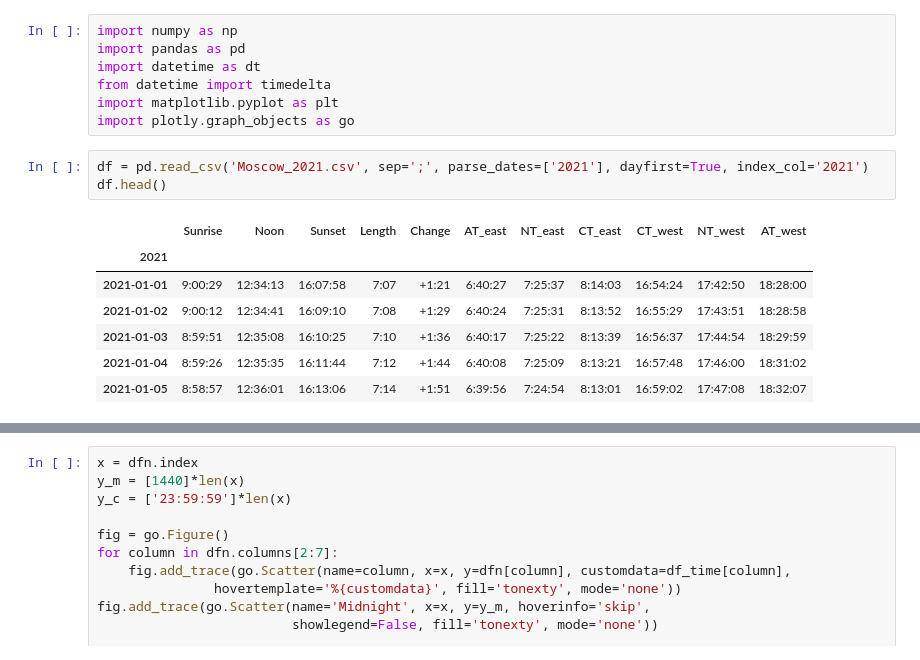
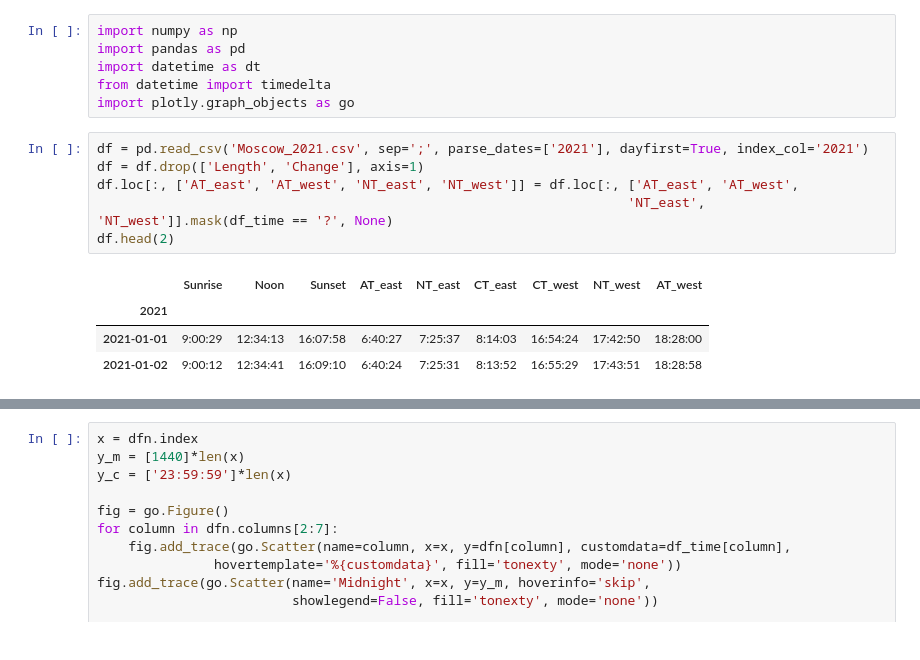
Before and after one commit to Dalya-Degtyareva/Day-Night, a Jupyter notebook: D-N-interactive.ipynb, the cells around one changed output, grey strips where cells are left out. Drawn from its saved outputs; the diff is of its cells as text.

```diff
--- a/D-N-interactive.ipynb
+++ b/D-N-interactive.ipynb
@@ -3,16 +3,15 @@ import numpy as np
 import pandas as pd
 import datetime as dt
 from datetime import timedelta
-import matplotlib.pyplot as plt
 import plotly.graph_objects as go
 # %%
 df = pd.read_csv('Moscow_2021.csv', sep=';', parse_dates=['2021'], dayfirst=True, index_col='2021')
-df.head()
+df = df.drop(['Length', 'Change'], axis=1)
+df.loc[:, ['AT_east', 'AT_west', 'NT_east', 'NT_west']] = df.loc[:, ['AT_east', 'AT_west',
+                                                                    'NT_east', 'NT_west']].mask(df_time == '?', None)
+df.head(2)
 # %% [output]
-|  | Sunrise | Noon | Sunset | Length | Change | AT_east | NT_east | CT_east | CT_west | NT_west | AT_west |
-| 2021 |  |  |  |  |  |  |  |  |  |  |  |
-| 2021-01-01 | 9:00:29 | 12:34:13 | 16:07:58 | 7:07 | +1:21 | 6:40:27 | 7:25:37 | 8:14:03 | 16:54:24 | 17:42:50 | 18:28:00 |
-| 2021-01-02 | 9:00:12 | 12:34:41 | 16:09:10 | 7:08 | +1:29 | 6:40:24 | 7:25:31 | 8:13:52 | 16:55:29 | 17:43:51 | 18:28:58 |
-| 2021-01-03 | 8:59:51 | 12:35:08 | 16:10:25 | 7:10 | +1:36 | 6:40:17 | 7:25:22 | 8:13:39 | 16:56:37 | 17:44:54 | 18:29:59 |
-| 2021-01-04 | 8:59:26 | 12:35:35 | 16:11:44 | 7:12 | +1:44 | 6:40:08 | 7:25:09 | 8:13:21 | 16:57:48 | 17:46:00 | 18:31:02 |
-| 2021-01-05 | 8:58:57 | 12:36:01 | 16:13:06 | 7:14 | +1:51 | 6:39:56 | 7:24:54 | 8:13:01 | 16:59:02 | 17:47:08 | 18:32:07 |
+|  | Sunrise | Noon | Sunset | AT_east | NT_east | CT_east | CT_west | NT_west | AT_west |
+| 2021 |  |  |  |  |  |  |  |  |  |
+| 2021-01-01 | 9:00:29 | 12:34:13 | 16:07:58 | 6:40:27 | 7:25:37 | 8:14:03 | 16:54:24 | 17:42:50 | 18:28:00 |
+| 2021-01-02 | 9:00:12 | 12:34:41 | 16:09:10 | 6:40:24 | 7:25:31 | 8:13:52 | 16:55:29 | 17:43:51 | 18:28:58 |
```
Also changed, not shown: parts of 4 cells of this notebook.
